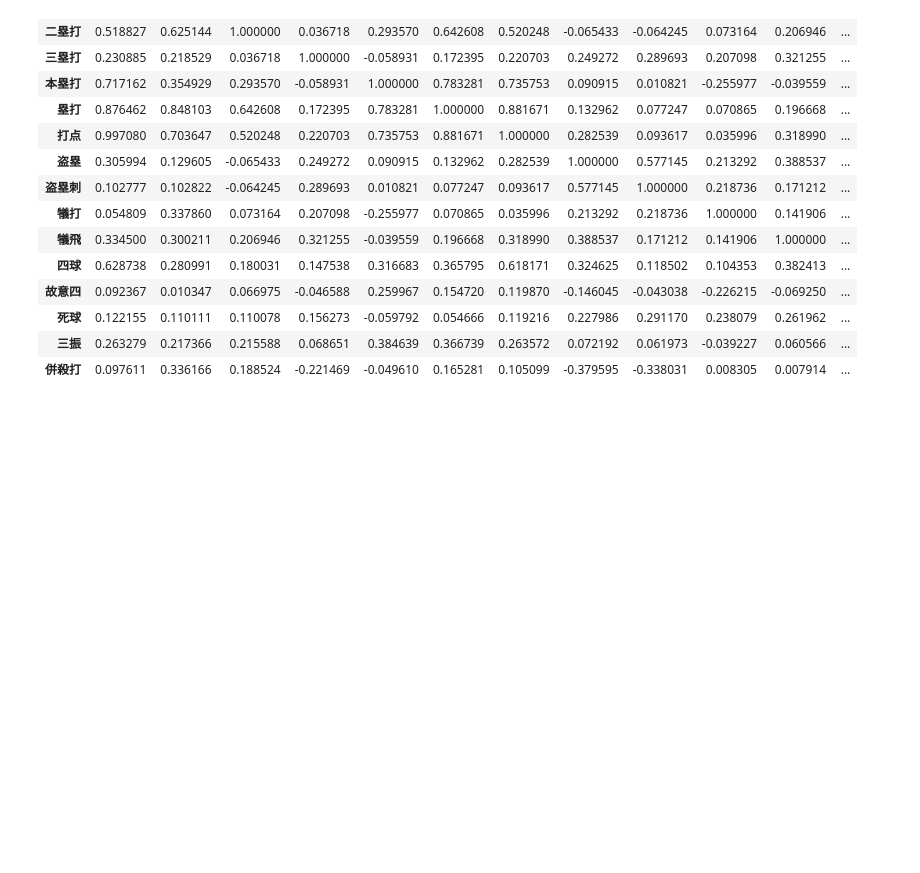
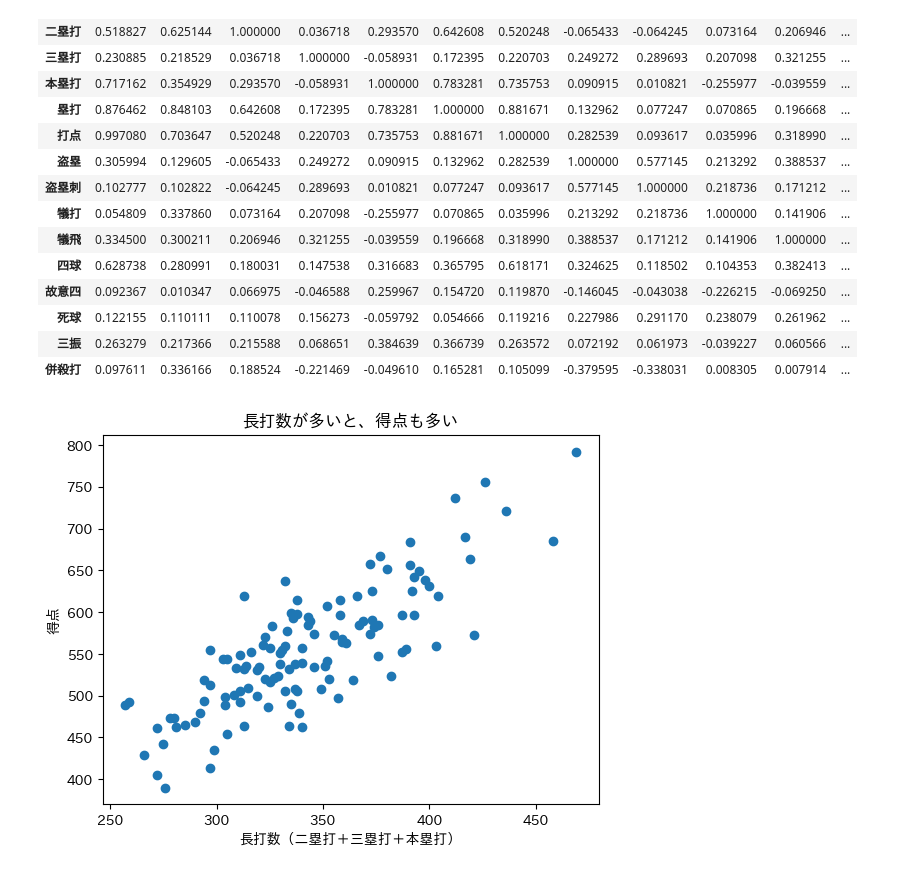
Before and after one commit to kinoco313/jupyterlab-docker, a Jupyter notebook: work/baseball/team_batting_analysis.ipynb, the cells around one changed output. Cells and saved outputs as stored; diff of their text form; code cells hidden in the pictures; blank space fills up the shorter version.

```diff
--- a/work/baseball/team_batting_analysis.ipynb
+++ b/work/baseball/team_batting_analysis.ipynb
@@ -160,3 +128,11 @@ df_without_rate[['得点', '安打', '二塁打', '三塁打', '本塁打', '塁
 | 死球 | 0.122155 | 0.110111 | 0.110078 | 0.156273 | -0.059792 | 0.054666 | 0.119216 | 0.227986 | 0.291170 | 0.238079 | 0.261962 | ... |
 | 三振 | 0.263279 | 0.217366 | 0.215588 | 0.068651 | 0.384639 | 0.366739 | 0.263572 | 0.072192 | 0.061973 | -0.039227 | 0.060566 | ... |
 | 併殺打 | 0.097611 | 0.336166 | 0.188524 | -0.221469 | -0.049610 | 0.165281 | 0.105099 | -0.379595 | -0.338031 | 0.008305 | 0.007914 | ... |
+# %%
+plt.scatter(df_without_rate['長打数'], df_without_rate['得点'])
+plt.xlabel('長打数（二塁打＋三塁打＋本塁打）')
+plt.ylabel('得点')
+plt.title('長打数が多いと、得点も多い')
+plt.show()
+# %% [output]
+[figure, added]
```
Also changed, not shown: parts of 13 cells of this notebook.
